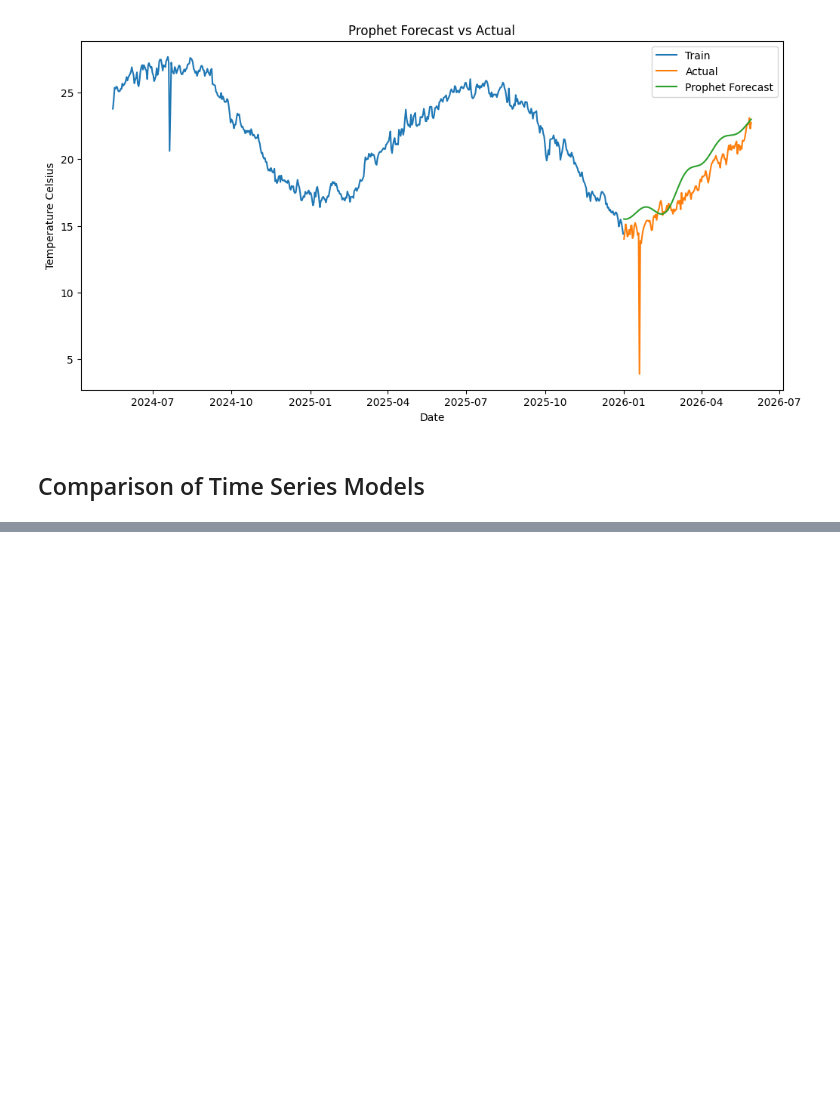
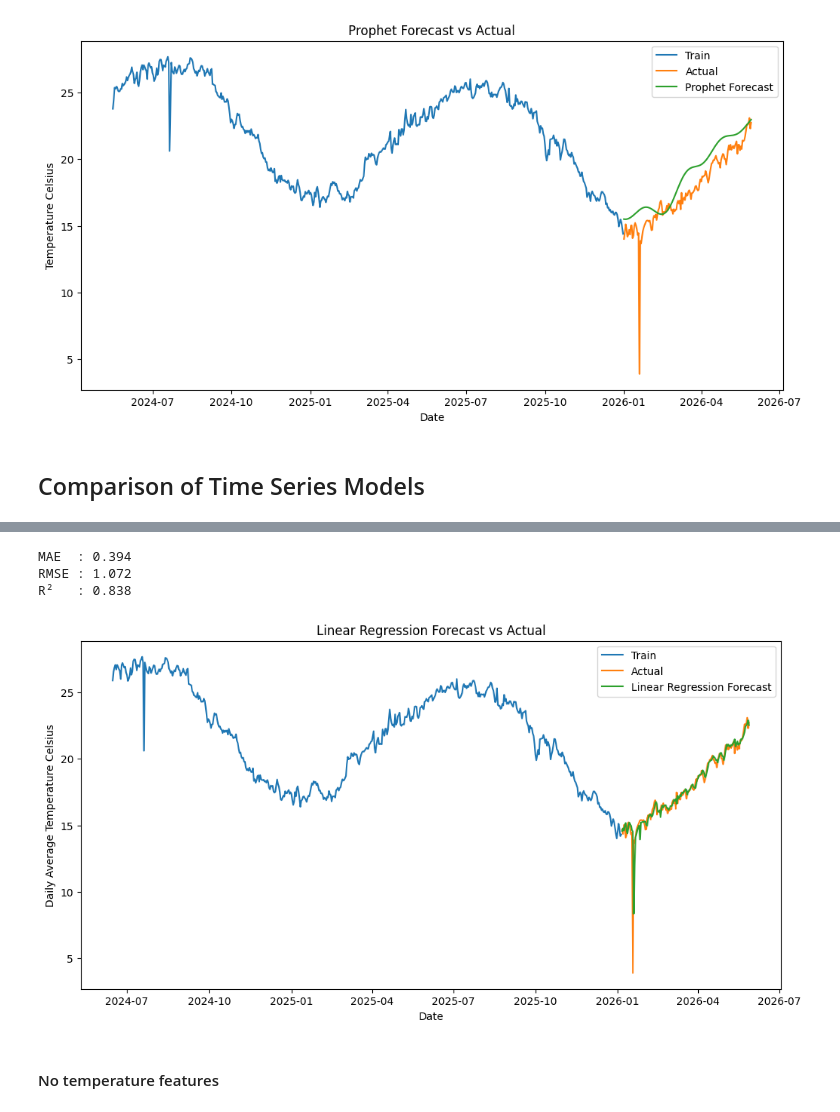
Before and after one commit to kgulbarg/Global-Weather-Forecasting, a Jupyter notebook: global_weather_5_modelling.ipynb, the cells around one changed output, grey strips where cells are left out. Drawn from its saved outputs; the diff is of its cells as text; code cells hidden in the pictures; blank space fills up the shorter version.

```diff
--- a/global_weather_5_modelling.ipynb
+++ b/global_weather_5_modelling.ipynb
@@ -308,0 +411,58 @@ Prophet MAE:1.193  RMSE:1.608  R2:0.643
+# %%
+# Modeling
+
+from sklearn.linear_model import LinearRegression
+from sklearn.pipeline import Pipeline
+from sklearn.preprocessing import StandardScaler
+from sklearn.metrics import mean_absolute_error, mean_squared_error, r2_score
+
+X = daily_model_df[features]
+y = daily_model_df['target_temp']
+
+split_idx = int(len(daily_model_df) * 0.8)
+
+X_train = X.iloc[:split_idx]
+X_test = X.iloc[split_idx:]
+
+y_train = y.iloc[:split_idx]
+y_test = y.iloc[split_idx:]
+
+dates_train = daily_model_df['date'].iloc[:split_idx]
+dates_test = daily_model_df['date'].iloc[split_idx:]
+
+model = Pipeline([
+    ('scaler', StandardScaler()),
+    ('linear_regression', LinearRegression())
+])
+
+model.fit(X_train, y_train)
+
+y_pred_lag_all = model.predict(X_test)
+
+mae_lag_all = mean_absolute_error(y_test, y_pred_lag_all)
+rmse_lag_all = mean_squared_error(y_test, y_pred_lag_all) ** 0.5
+r2_lag_all = r2_score(y_test, y_pred_lag_all)
+
+print(f'MAE  : {mae_lag_all:.3f}')
+print(f'RMSE : {rmse_lag_all:.3f}')
+print(f'R²   : {r2_lag_all:.3f}')
+# %% [output]
+MAE  : 0.394
+RMSE : 1.072
+R²   : 0.838
+# %%
+plt.figure(figsize=(12,6))
+
+plt.plot(dates_train, y_train, label='Train')
+plt.plot(dates_test, y_test, label='Actual')
+plt.plot(dates_test, y_pred, label='Linear Regression Forecast')
+
+plt.legend()
+plt.title('Linear Regression Forecast vs Actual')
+plt.xlabel('Date')
+plt.ylabel('Daily Average Temperature Celsius')
+plt.show()
+# %% [output]
+[figure, added]
+# %% [markdown]
+#### No temperature features
```
Also changed, not shown: parts of 31 cells of this notebook, 4 other files.
